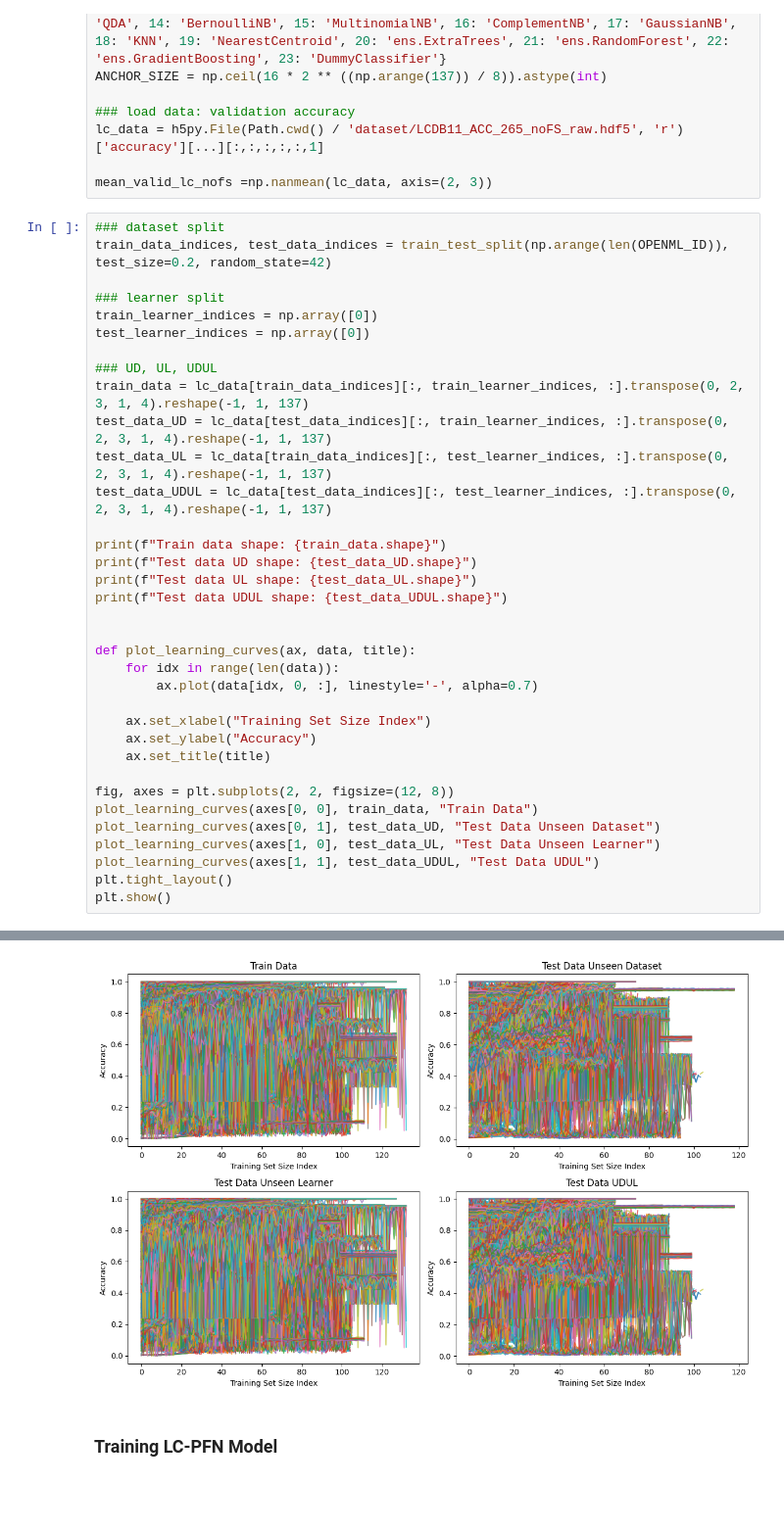
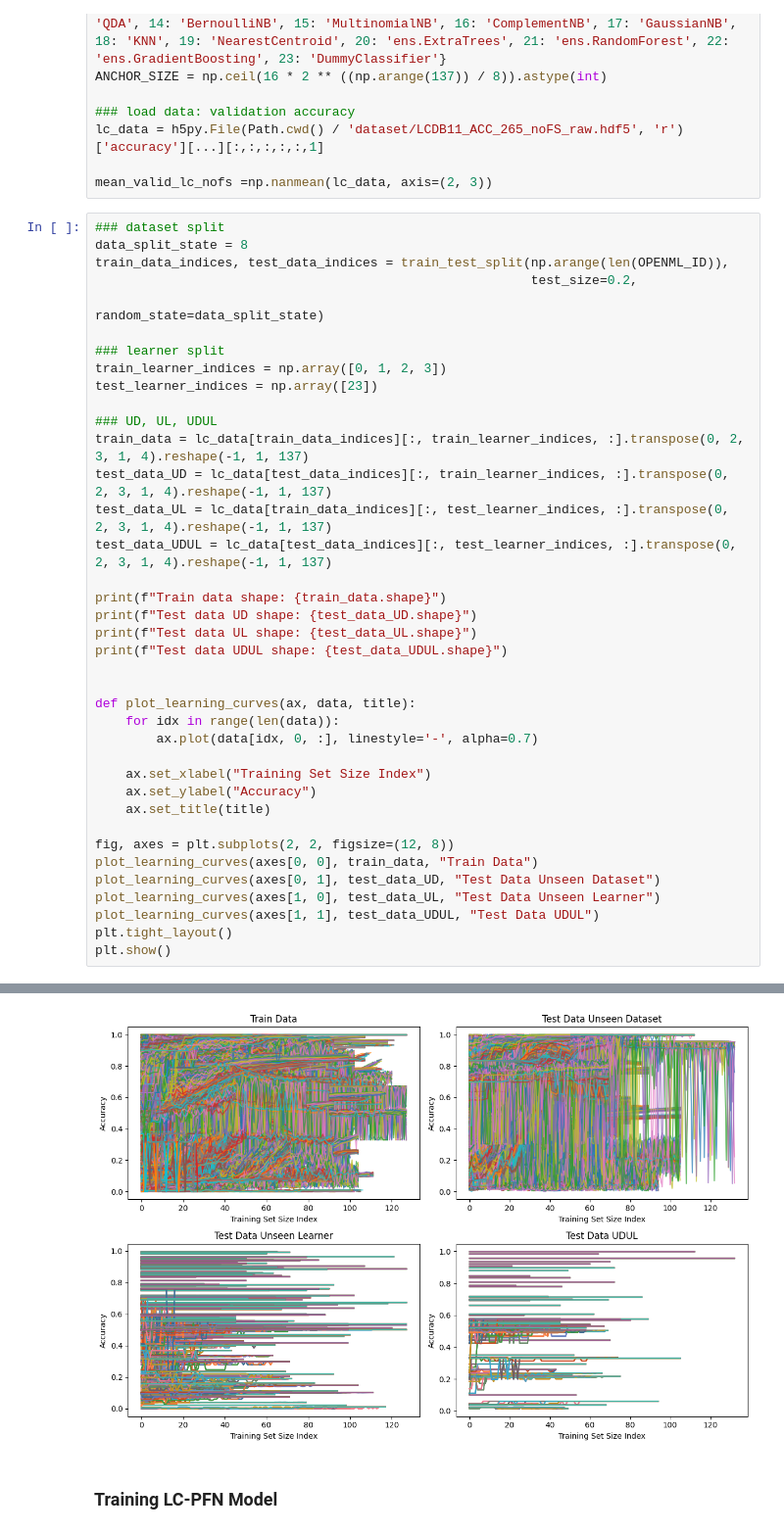
Before and after one commit to Maxmwoan/Research-Project, a Jupyter notebook: training_pfn_lcdb11.ipynb, the cells around one changed output, grey strips where cells are left out. Shown at 98% size. Saved outputs shown, nothing was run; the diff lists cells and outputs as text; blank space fills up the shorter version.

Commit message:
Tested method and trained first models

```diff
--- a/training_pfn_lcdb11.ipynb
+++ b/training_pfn_lcdb11.ipynb
@@ -34,11 +34,14 @@ lc_data = h5py.File(Path.cwd() / 'dataset/LCDB11_ACC_265_noFS_raw.hdf5', 'r')['a
 mean_valid_lc_nofs =np.nanmean(lc_data, axis=(2, 3))
 # %%
 ### dataset split
-train_data_indices, test_data_indices = train_test_split(np.arange(len(OPENML_ID)), test_size=0.2, random_state=42)
+data_split_state = 8
+train_data_indices, test_data_indices = train_test_split(np.arange(len(OPENML_ID)),
+                                                         test_size=0.2,
+                                                         random_state=data_split_state)
 
 ### learner split
-train_learner_indices = np.array([0])
-test_learner_indices = np.array([0])
+train_learner_indices = np.array([0, 1, 2, 3])
+test_learner_indices = np.array([23])
 
 ### UD, UL, UDUL
 train_data = lc_data[train_data_indices][:, train_learner_indices, :].transpose(0, 2, 3, 1, 4).reshape(-1, 1, 137)
@@ -73,6 +76,6 @@ Test data UD shape: (1325, 1, 137)
 Test data UL shape: (5300, 1, 137)
 Test data UDUL shape: (1325, 1, 137)
-[figure, old version]
+[figure, new version]
 # %% [markdown]
 ### Training LC-PFN Model
 # %%
```
Also changed, not shown: parts of 6 cells of this notebook, 9 other files.
